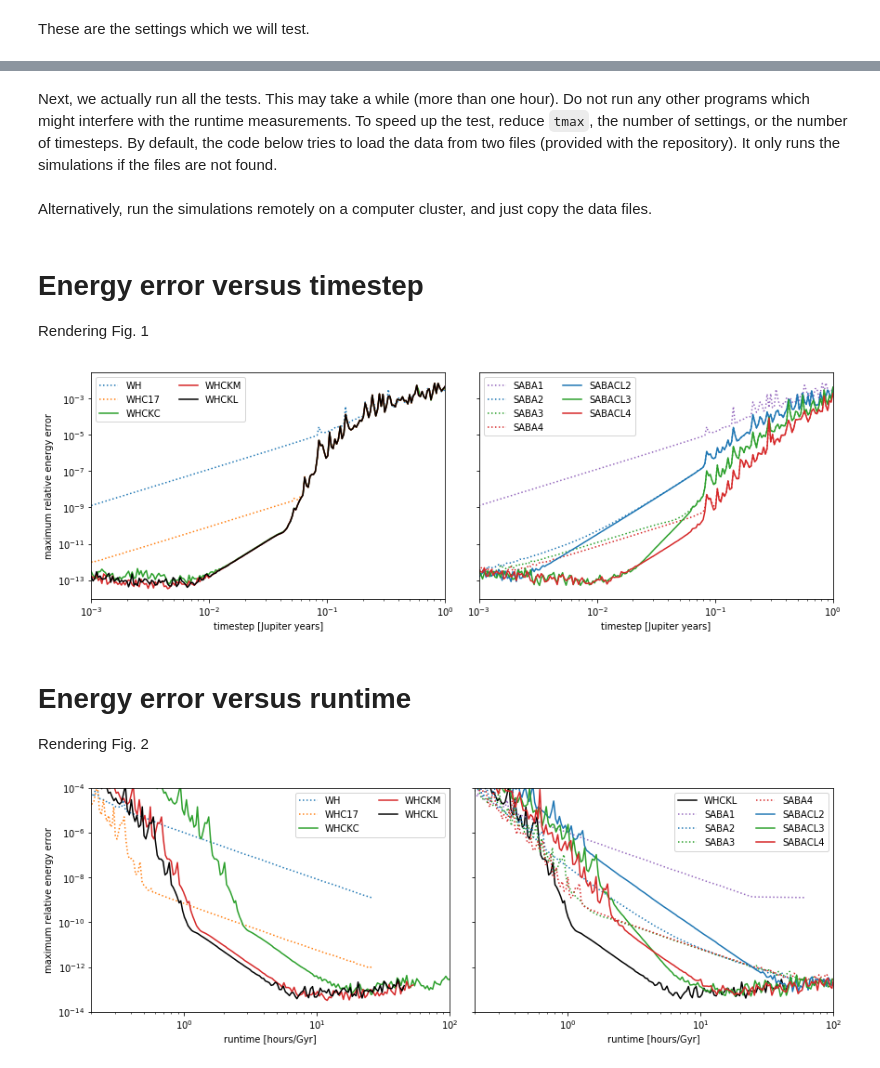
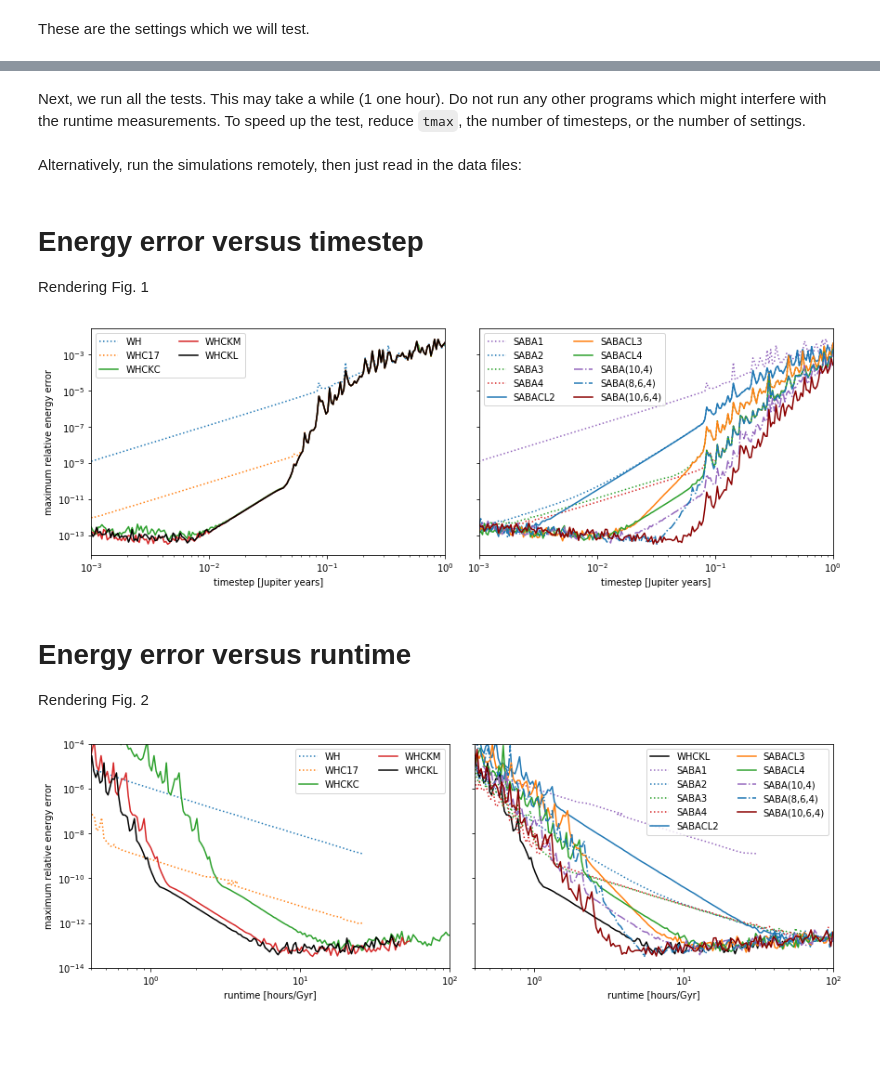
Before and after one commit to MADECICCO/ReinTamayoBrown2019, a Jupyter notebook: OuterSolarSystem.ipynb, the cells around one changed output, grey strips where cells are left out. Drawn from its saved outputs; the diff is of its cells as text; code cells hidden in the pictures; blank space fills up the shorter version.

```diff
--- a/OuterSolarSystem.ipynb
+++ b/OuterSolarSystem.ipynb
@@ -59,7 +49,7 @@ def run(sim):
     # First measure the energy error
     E0 = sim.calculate_energy()
     E = 0.
-    tmax = 1e4*2*np.pi # 10kyr
+    tmax = 1e2*2*np.pi # 10kyr
     samples = tmax*np.sort(np.random.random(10000)) # 10000 random sample points
     for t in samples:
         sim.integrate(t,exact_finish_time=False)
@@ -78,13 +68,12 @@ The following routines set up simulations for use with SABA and WH integrators,
 # %%
-def runsaba(dt,k=1,corrector="none"):
+def runsaba(dt,sabatype="SABA4"):
     sim = rebound.Simulation()
     data.add_outer_solar_system(sim)
     sim.move_to_com()
     sim.dt = dt
-    sim.integrator = "saba"
-    sim.ri_saba.k = k
-    sim.ri_saba.corrector = corrector
+    sim.integrator = sabatype
     sim.ri_saba.safe_mode = False
+    sim.ri_saba.keep_unsynchronized = True
     return run(sim) #returns runtime and energy error
 
 def runwh(dt,kernel="default",corrector=0,corrector2=0):
@@ -100,5 +89,5 @@ def runwh(dt,kernel="default",corrector=0,corrector2=0):
     sim.ri_whfast.keep_unsynchronized = True
     return run(sim)
 # %% [markdown]
-Next, we actually run all the tests. This may take a while (more than one hour). Do not run any other programs which might interfere with the runtime measurements. To speed up the test, reduce `tmax`, the number of settings, or the number of timesteps. By default, the code below tries to load the data from two files (provided with the repository). It only runs the simulations if the files are not found.
+Next, we run all the tests. This may take a while (1 one hour). Do not run any other programs which might interfere with the runtime measurements. To speed up the test, reduce `tmax`, the number of timesteps, or the number of settings.
 # %%
@@ -119,2 +104,2 @@ except: #files not found, rerun simulations
 # %% [markdown]
-Alternatively, run the simulations remotely on a computer cluster, and just copy the data files.
+Alternatively, run the simulations remotely, then just read in the data files:
@@ -162,32 +150,36 @@ ax.legend(ncol=2);
 
 ax = axs[1]
 for j, ss  in enumerate(saba_settings):
-    label = "SABA"
-    if ss['corrector']=="modifiedkick":
+    label = ss
+    if "CM" in ss:
         continue
-        label += "C"
         ls = "-."
-    elif ss['corrector']=="lazy":
-        label += "CL"
+    elif "CL" in ss:
         ls = "-"
+    elif "(" in ss:
+        ls = "-."
     else:
         ls = ":"
-    label += "%d"%ss['k']
-    if ss['k']==1:
+    if "SABA1" in ss or "10,4" in ss:
         color = "C4"
-    elif ss['k']==2:
+    elif "SABA2" in ss or "8,6,4" in ss:
         color = "C0"
-    elif ss['k']==3:
+    elif "SABA3" in ss or "10,6,4" in ss:
         color = "C2"
-    elif ss['k']==4:
+    elif "SABA4" in ss:
         color = "C3"
+    else:
+        color = None
+    if "SABA(10,6,4)" in ss:
+        ls = "-"
+        color = "darkred"
 
     ax.plot(dts/jupiter_period,TEs[:,j,1],label=label,ls=ls,color=color)
 
 ax.legend(ncol=2);
-#fig.savefig("outersolarsystem_energy.pdf")
+fig.savefig("outersolarsystem_energy.pdf")
 # %% [output]
-[figure, old version]
+[figure, new version]
 # %% [markdown]
 # Energy error versus runtime
 Rendering Fig. 2
@@ -200,7 +192,7 @@ for ax in axs:
     ax.set_xscale("log")
     ax.set_yscale("log")
     ax.set_xlabel("runtime [hours/Gyr]")
-    ax.set_xlim([2e-1,1e2])
+    ax.set_xlim([4e-1,1e2])
     ax.set_ylim([1e-14,1e-4])
 
 
@@ -234,42 +226,46 @@ for j, whs  in enumerate(wh_settings):
         color=None
     ax.plot(Gyr*TEwh[:,j,0],TEwh[:,j,1],label=label,ls=ls,color=color)
 
 ax.legend(ncol=2);
 
 
 # Right panel
 ax = axs[1]
 
 for j, whs  in enumerate(wh_settings):
     if whs['kernel']=="lazy" and whs['corrector2']==0:
         ax.plot(Gyr*TEwh[:,j,0],TEwh[:,j,1],label="WHCKL",color="black")
 
 for j, ss  in enumerate(saba_settings):
-    label = "SABA"
-    if ss['corrector']=="modifiedkick":
+    label = ss
+    if "CM" in ss:
         continue
-        label += "C"
         ls = "-."
-    elif ss['corrector']=="lazy":
-        label += "CL"
+    elif "CL" in ss:
         ls = "-"
+    elif "(" in ss:
+        ls = "-."
     else:
         ls = ":"
-    label += "%d"%ss['k']
-    if ss['k']==1:
+    if "SABA1" in ss or "10,4" in ss:
         color = "C4"
-    elif ss['k']==2:
+    elif "SABA2" in ss or "8,6,4" in ss:
         color = "C0"
-    elif ss['k']==3:
+    elif "SABA3" in ss or "10,6,4" in ss:
         color = "C2"
-    elif ss['k']==4:
+    elif "SABA4" in ss:
         color = "C3"
+    else:
+        color = None
+    if "SABA(10,6,4)" in ss:
+        ls = "-"
+        color = "darkred"
 
     ax.plot(Gyr*TEs[:,j,0],TEs[:,j,1],label=label,ls=ls,color=color)
 
 ax.legend(ncol=2);
 
 
-#fig.savefig("outersolarsystem_speed.pdf")
+fig.savefig("outersolarsystem_speed.pdf")
 # %% [output]
-[figure, old version]
+[figure, new version]
```
Also changed, not shown: parts of 8 cells of this notebook, 2 other files.
